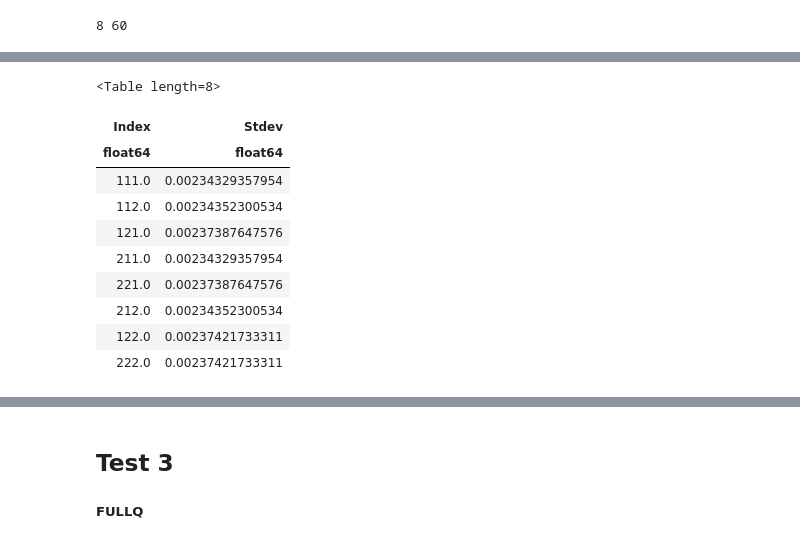
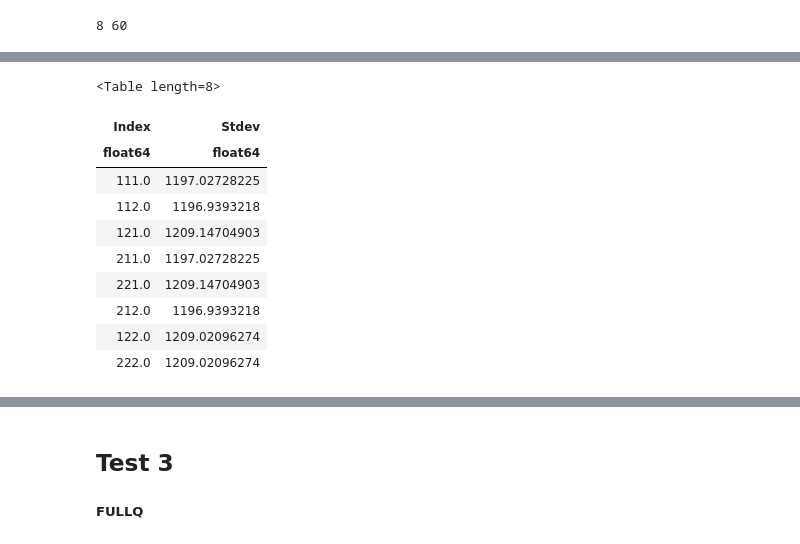
Before and after one commit to rafia37/NIRCam-data-analysis, a Jupyter notebook: MMM---PPP.ipynb, the cells around one changed output, grey strips where cells are left out. Saved outputs shown, nothing was run; the diff lists cells and outputs as text; code cells hidden in the pictures.

```diff
--- a/MMM---PPP.ipynb
+++ b/MMM---PPP.ipynb
@@ -69,7 +58,6 @@ a11_centers
 # %%
 b41_centers = []
-for ds in b41_files:
-    b41_centers.append(rl.gen_center_g2d(162,156,5,500,2,2,0,ds))
-print len(b41_centers), len(b41_centers[0])
-b41_centers
+for ds, f_b in zip(b41_files, flats_b):
+    b41_centers.append(rl.gen_center_g2d(162,156,5,500,2,2,0,ds, flat_name = f_b))
+print len(b41_centers), len(b41_centers[0][1])
 # %% [output]
@@ -94,8 +65,8 @@ b41_centers
 # %%
-# getting std_devs with for loop
 stdev_comparison1 = Table(names = ('Index','Stdev'))
-for index, (a11, b41, a11c, b41c) in enumerate(zip(a11_files, b41_files, a11_centers, b41_centers)):
-    stdev = get_stdev(a11c, b41c, 90, 100, 110, a11, b41, False)
+for index, (a11, b41, a11c, b41c, f_a, f_b) in enumerate(zip(a11_files, b41_files, a11_centers, b41_centers,
+                                                             flats_a, flats_b)):
+    stdev = get_stdev(a11c, a11, b41c, b41, 70, 72, 80, f_a, f_b, rf = False)
     stdev_comparison1.add_row([the_type_num[index],stdev])
 stdev_comparison1
 # %% [output]
@@ -137,9 +108,8 @@ print len(b42_files), len(b42_files[1])
 8 60
 # %%
 a12_centers = []
-for ds in a12_files:
-    a12_centers.append(rl.gen_center_g2d(326,320,5,400,2,2,0,ds))
-print len(a12_centers), len(a12_centers[0])
-a12_centers
+for ds, f_a in zip(a12_files, flats_a):
+    a12_centers.append(rl.gen_center_g2d(326,320,5,400,2,2,0,ds, flat_name = f_a))
+print len(a12_centers), len(a12_centers[0][1])
 # %% [output]
 8 60
@@ -163,8 +116,7 @@ a12_centers
 # %%
 b42_centers = []
-for ds in b42_files:
-    b42_centers.append(rl.gen_center_g2d(319,316,5,500,2,2,0,ds))
-print len(b42_centers), len(b42_centers[0])
-b42_centers
+for ds, f_b in zip(b42_files, flats_b):
+    b42_centers.append(rl.gen_center_g2d(319,316,5,500,2,2,0,ds, flat_name = f_b))
+print len(b42_centers), len(b42_centers[0][1])
 # %% [output]
 8 60
@@ -188,22 +123,22 @@ b42_centers
 # %%
-# getting std_devs with for loop
 stdev_comparison2 = Table(names = ('Index','Stdev'))
-for index, (a12, b42, a12c, b42c) in enumerate(zip(a12_files, b42_files, a12_centers, b42_centers)):
-    stdev = get_stdev(a12c, b42c, 90, 100, 110, a12, b42, False)
+for index, (a12, b42, a12c, b42c, f_a, f_b) in enumerate(zip(a12_files, b42_files, a12_centers, b42_centers,
+                                                             flats_a, flats_b)):
+    stdev = get_stdev(a12c, a12, b42c, b42, 70, 72, 80, f_a, f_b, rf = False)
     stdev_comparison2.add_row([the_type_num[index],stdev])
 stdev_comparison2
 # %% [output]
 <Table length=8>
 | Index | Stdev |
 | float64 | float64 |
-| 111.0 | 0.00234329357954 |
-| 112.0 | 0.00234352300534 |
-| 121.0 | 0.00237387647576 |
-| 211.0 | 0.00234329357954 |
-| 221.0 | 0.00237387647576 |
-| 212.0 | 0.00234352300534 |
-| 122.0 | 0.00237421733311 |
-| 222.0 | 0.00237421733311 |
+| 111.0 | 1197.02728225 |
+| 112.0 | 1196.9393218 |
+| 121.0 | 1209.14704903 |
+| 211.0 | 1197.02728225 |
+| 221.0 | 1209.14704903 |
+| 212.0 | 1196.9393218 |
+| 122.0 | 1209.02096274 |
+| 222.0 | 1209.02096274 |
 # %%
 # 1 = M, 2 = P. eg. 212 = PMP
 the_set2 = best_set(stdev_comparison2['Index'], stdev_comparison2['Stdev'])
```
Also changed, not shown: parts of 37 cells of this notebook.
